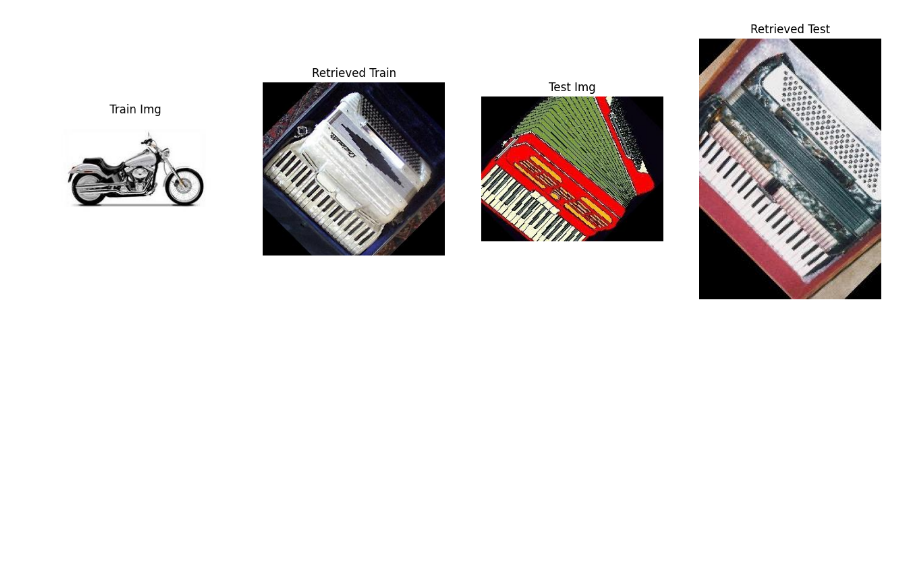
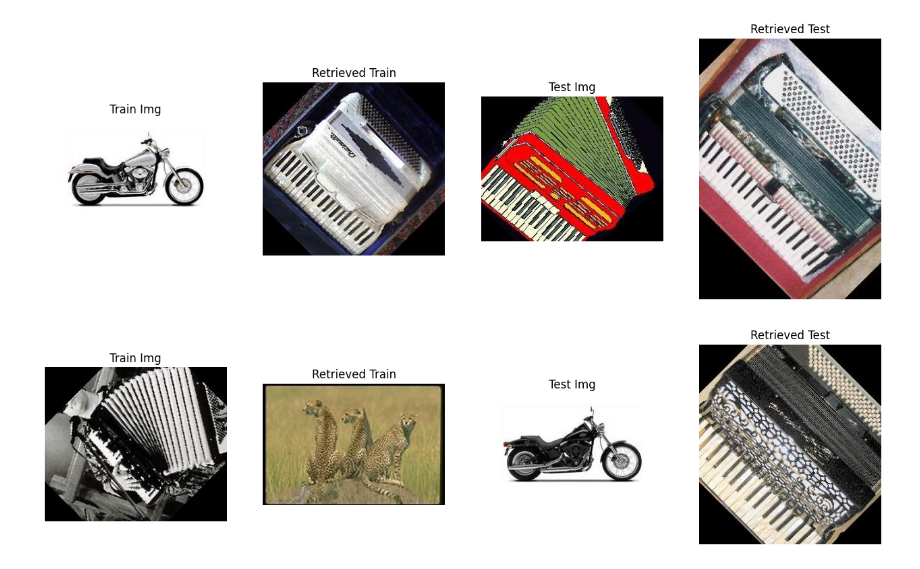
Before and after one commit to HouskaVojtech/image_filtering, a Jupyter notebook: assignment_4/assignment_4.ipynb, the cells around one changed output. Drawn from its saved outputs; the diff is of its cells as text; code cells hidden in the pictures; blank space fills up the shorter version.

```diff
--- a/assignment_4/assignment_4.ipynb
+++ b/assignment_4/assignment_4.ipynb
@@ -235,7 +254,7 @@ def common_words(bow1, bow2):
 def kl_divergence(bow1, bow2):
     return sum(rel_entr(bow1, bow2))
 # %%
-def run_experiment(metric=common_words, train_idx=25, test_idx=25):
+def run_experiment(metric=common_words, column='bag_of_words', train_idx=25, test_idx=25):
     metrics_train = {}
     metrics_test = {}
 
@@ -243,8 +262,8 @@ def run_experiment(metric=common_words, train_idx=25, test_idx=25):
     experiment_test = test_table.loc[test_idx]
 
     for _, train_img in train_table.iterrows():
-        metrics_train[train_img.filename] = metric(experiment_train.bag_of_words, train_img.bag_of_words)
-        metrics_test[train_img.filename] = metric(experiment_test.bag_of_words, train_img.bag_of_words)
+        metrics_train[train_img.filename] = metric(experiment_train[column], train_img[column])
+        metrics_test[train_img.filename] = metric(experiment_test[column], train_img[column])
 
     experiment_train = Image.open(experiment_train.filename)
     experiment_test = Image.open(experiment_test.filename)
@@ -252,7 +271,7 @@ def run_experiment(metric=common_words, train_idx=25, test_idx=25):
     retrieved_train = Image.open(max(metrics_train, key=lambda k: metrics_train[k]))
     retrieved_test = Image.open(max(metrics_test, key=lambda k: metrics_test[k]))
 
-    fig, (ax1, ax2, ax3, ax4) = plt.subplots(1, 4, figsize=(16,9))
+    fig, (ax1, ax2, ax3, ax4) = plt.subplots(1, 4, figsize=(16, 9))
     ax1.imshow(experiment_train)
     ax1.axis('off')
     ax1.set_title('Train Img')
@@ -275,2 +294,6 @@ run_experiment(bhattacharyya, 20, 30)
 # %% [output]
 [figure]
+# %%
+run_experiment(cosine, 'tf_idf', 25 , 25)
+# %% [output]
+[figure, added]
```
Also changed, not shown: parts of 5 cells of this notebook.
